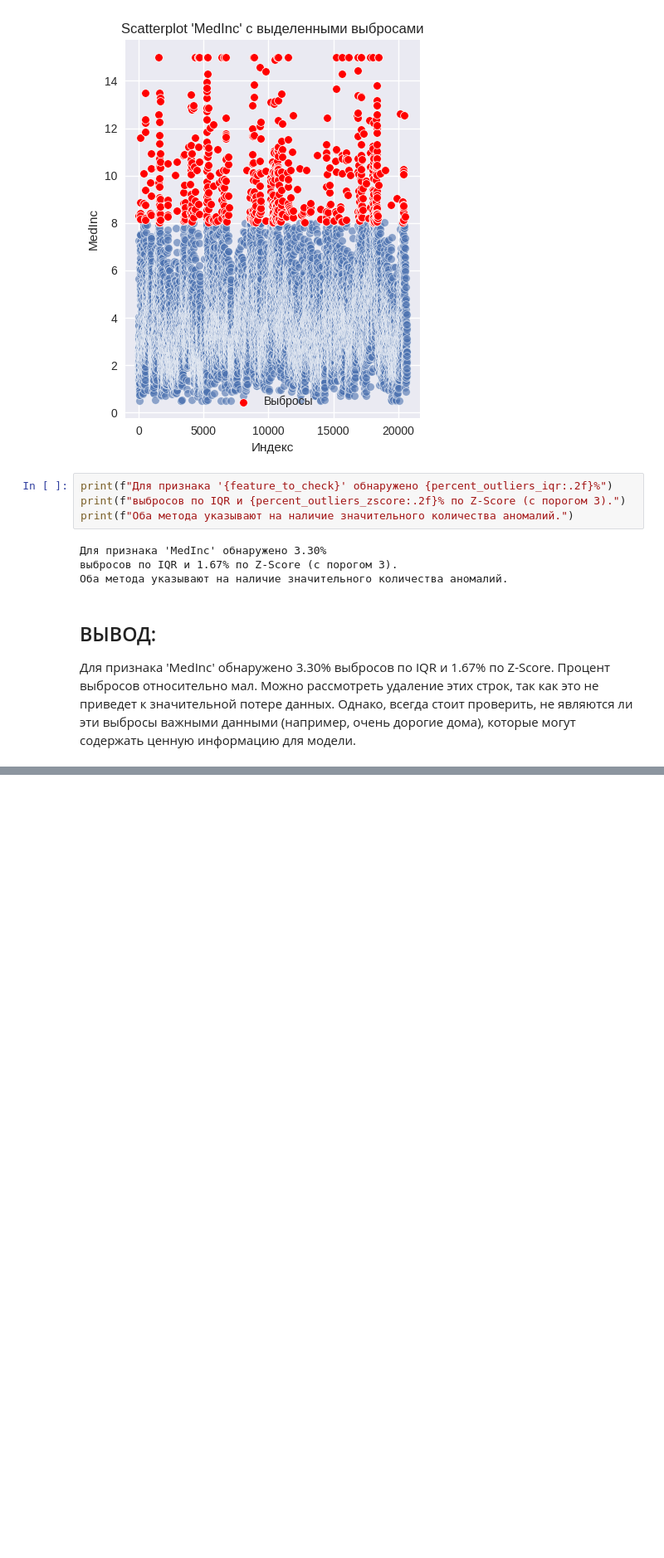
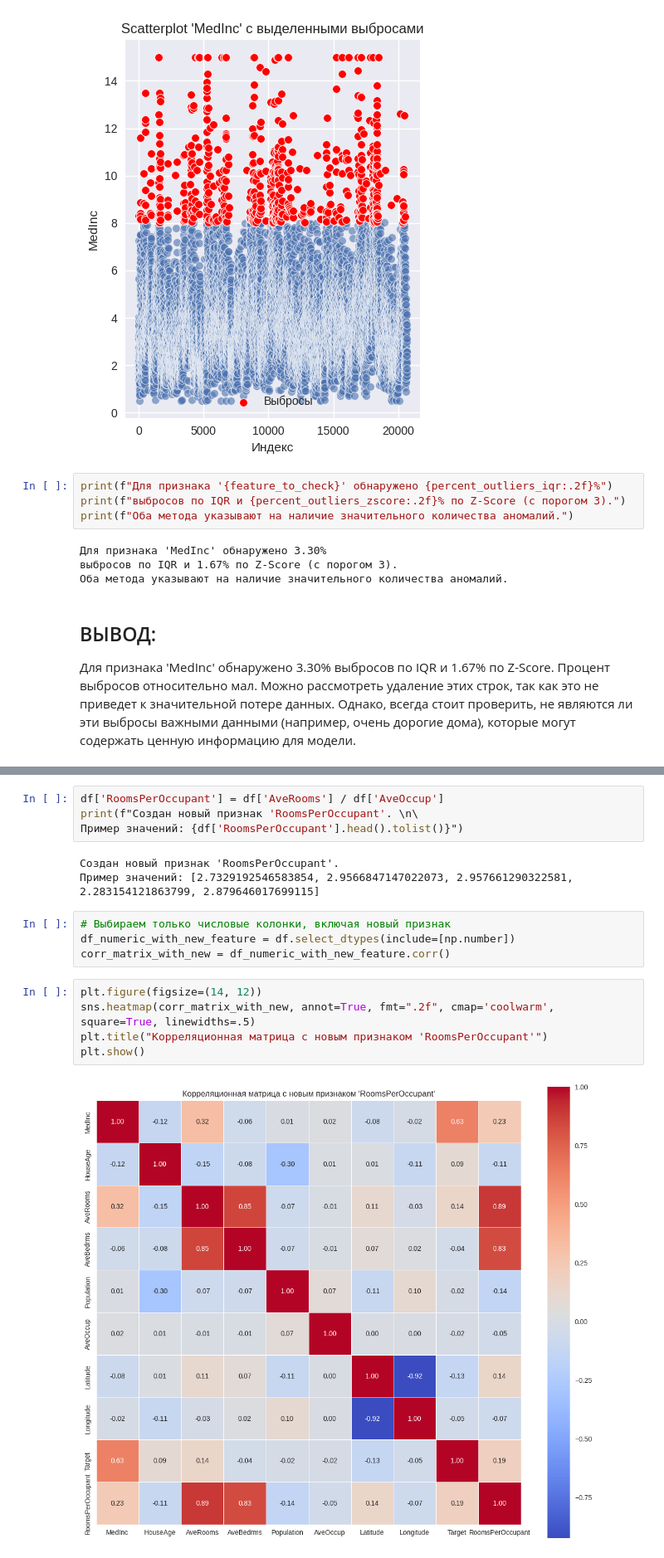
Before and after one commit to kubenet/ML_course, a Jupyter notebook: Pract2/ML_Practice_2_Molokeev.ipynb, the cells around one changed output, grey strips where cells are left out. Shown at 83% size. Saved outputs shown, nothing was run; the diff lists cells and outputs as text; blank space fills up the shorter version.

```diff
--- a/Pract2/ML_Practice_2_Molokeev.ipynb
+++ b/Pract2/ML_Practice_2_Molokeev.ipynb
@@ -211,0 +224,18 @@ print(f"Оба метода указывают на наличие значит
+# %%
+df['RoomsPerOccupant'] = df['AveRooms'] / df['AveOccup']
+print(f"Создан новый признак 'RoomsPerOccupant'. \n\
+Пример значений: {df['RoomsPerOccupant'].head().tolist()}")
+# %% [output]
+Создан новый признак 'RoomsPerOccupant'.
+Пример значений: [2.7329192546583854, 2.9566847147022073, 2.957661290322581, 2.283154121863799, 2.879646017699115]
+# %%
+# Выбираем только числовые колонки, включая новый признак
+df_numeric_with_new_feature = df.select_dtypes(include=[np.number])
+corr_matrix_with_new = df_numeric_with_new_feature.corr()
+# %%
+plt.figure(figsize=(14, 12))
+sns.heatmap(corr_matrix_with_new, annot=True, fmt=".2f", cmap='coolwarm', square=True, linewidths=.5)
+plt.title("Корреляционная матрица с новым признаком 'RoomsPerOccupant'")
+plt.show()
+# %% [output]
+[figure, added]
```
Also changed, not shown: parts of 6 cells of this notebook.
